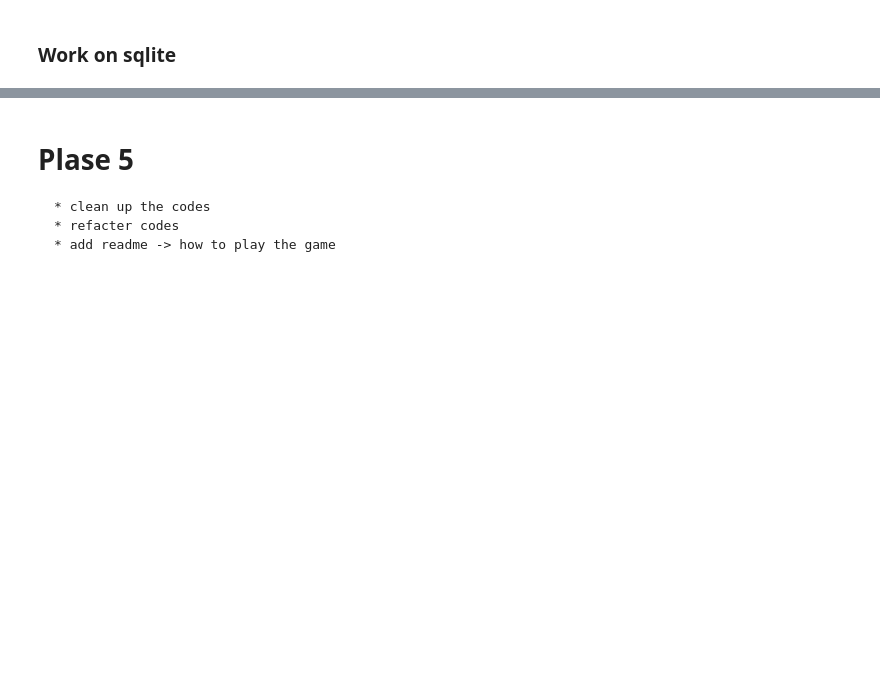
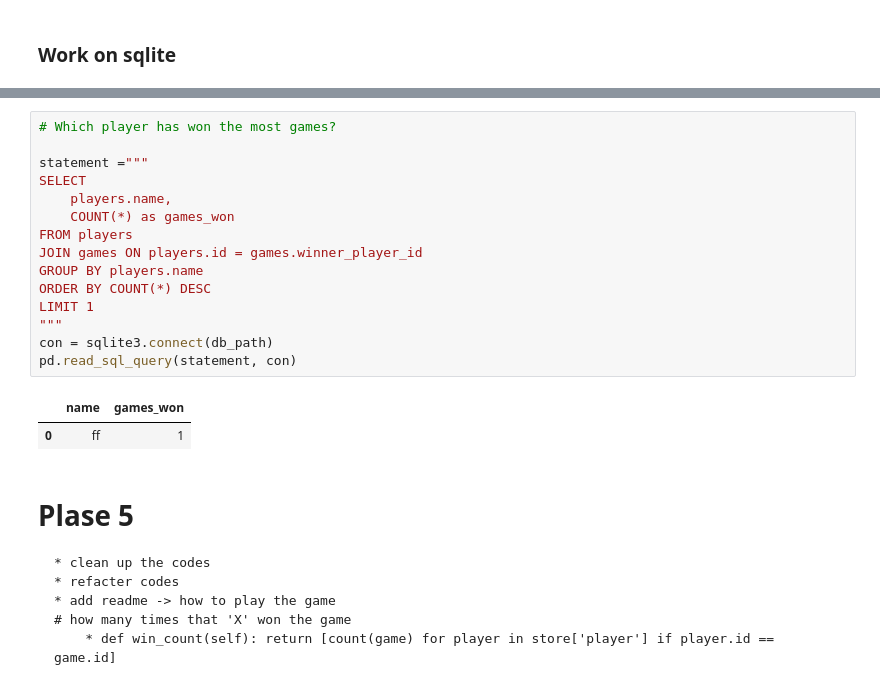
Before and after one commit to Franklin0603/tic-tac-toe-proj, a Jupyter notebook: project/ws/initial_codes.ipynb, the cells around one changed output, grey strips where cells are left out. Saved outputs shown, nothing was run; the diff lists cells and outputs as text; blank space fills up the shorter version.

```diff
--- a/project/ws/initial_codes.ipynb
+++ b/project/ws/initial_codes.ipynb
@@ -1222,5 +1292,25 @@ run_query(db_path: str, statement: str)
+# %%
+# Which player has won the most games?
+
+statement ="""
+SELECT
+    players.name,
+    COUNT(*) as games_won
+FROM players
+JOIN games ON players.id = games.winner_player_id
+GROUP BY players.name
+ORDER BY COUNT(*) DESC
+LIMIT 1
+"""
+con = sqlite3.connect(db_path)
+pd.read_sql_query(statement, con)
+# %% [output]
+|  | name | games_won |
+| 0 | ff | 1 |
 # %% [markdown]
 # Plase 5
     * clean up the codes
     * refacter codes
     * add readme -> how to play the game
+    # how many times that 'X' won the game
+        * def win_count(self): return [count(game) for player in store['player'] if player.id == game.id]
```
Also changed, not shown: parts of 20 cells of this notebook, 3 other files.
